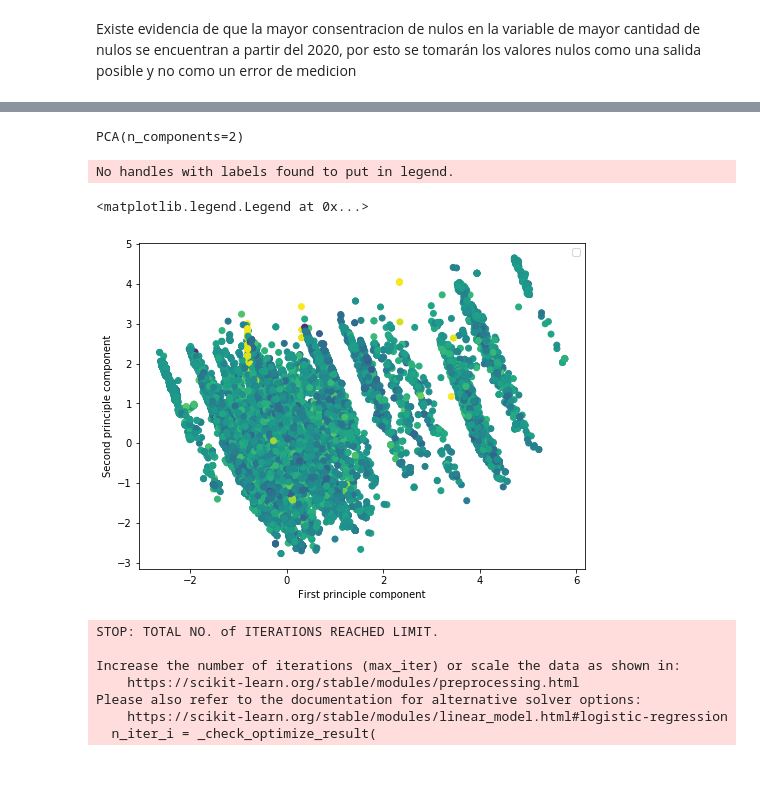
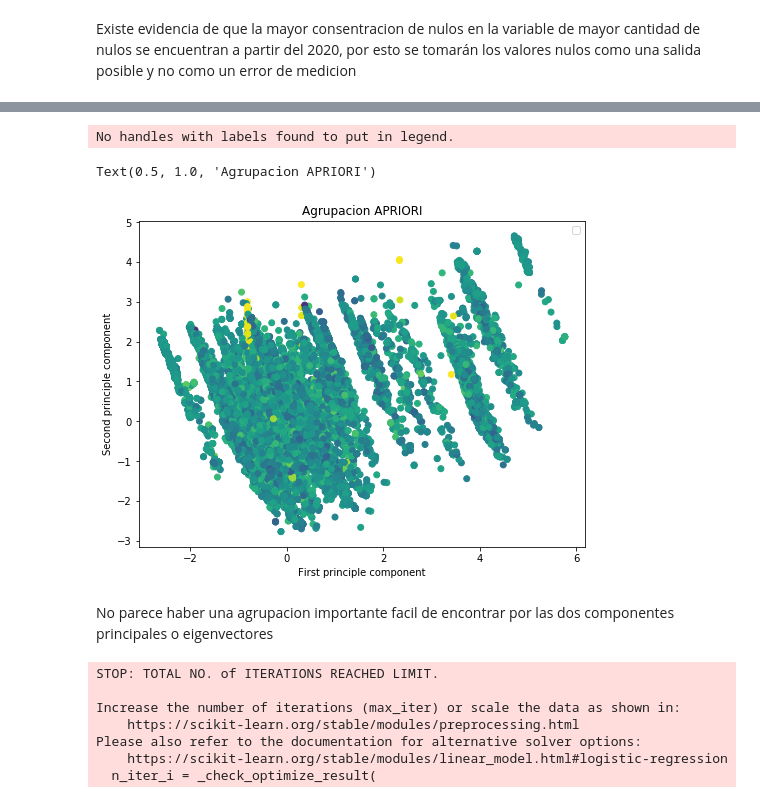
Before and after one commit to aestrad7/Purchase-Card-Transactions_GLBNT_TESTT, a Jupyter notebook: Exploracio_y_limpieza.ipynb, the cells around one changed output, grey strips where cells are left out. Cells and saved outputs as stored; diff of their text form; code cells hidden in the pictures; blank space fills up the shorter version.

```diff
--- a/Exploracio_y_limpieza.ipynb
+++ b/Exploracio_y_limpieza.ipynb
@@ -169,5 +219,6 @@ NameError: name 't' is not defined
 # %%
+#Se crea un PCA con salida en 2 componentes principales para poder graficar
+
 pca2=PCA(n_components=2)
 pca2.fit(scaled_data)
+x_pca=pca2.transform(scaled_data)
-# %% [output]
-PCA(n_components=2)
@@ -176,11 +225,16 @@ x_pca=pca2.transform(scaled_data)
 # %%
+# Segmentamos segun el monto de la transaccion
+
 plt.figure(figsize=(8,6))
 plt.scatter(x_pca[:,0],x_pca[:,1],c=np.log(df_f["ORIGINAL GROSS AMT"]))
 plt.xlabel('First principle component')
 plt.ylabel('Second principle component')
 plt.legend()
+plt.title("Agrupacion APRIORI")
 # %% [output]
 No handles with labels found to put in legend.
-<matplotlib.legend.Legend at 0x...>
+Text(0.5, 1.0, 'Agrupacion APRIORI')
-[figure, old version]
+[figure, new version]
+# %% [markdown]
+No parece haber una agrupacion importante facil de encontrar por las dos componentes principales o eigenvectores
 # %%
```
Also changed, not shown: parts of 18 cells of this notebook, 2 other files.
